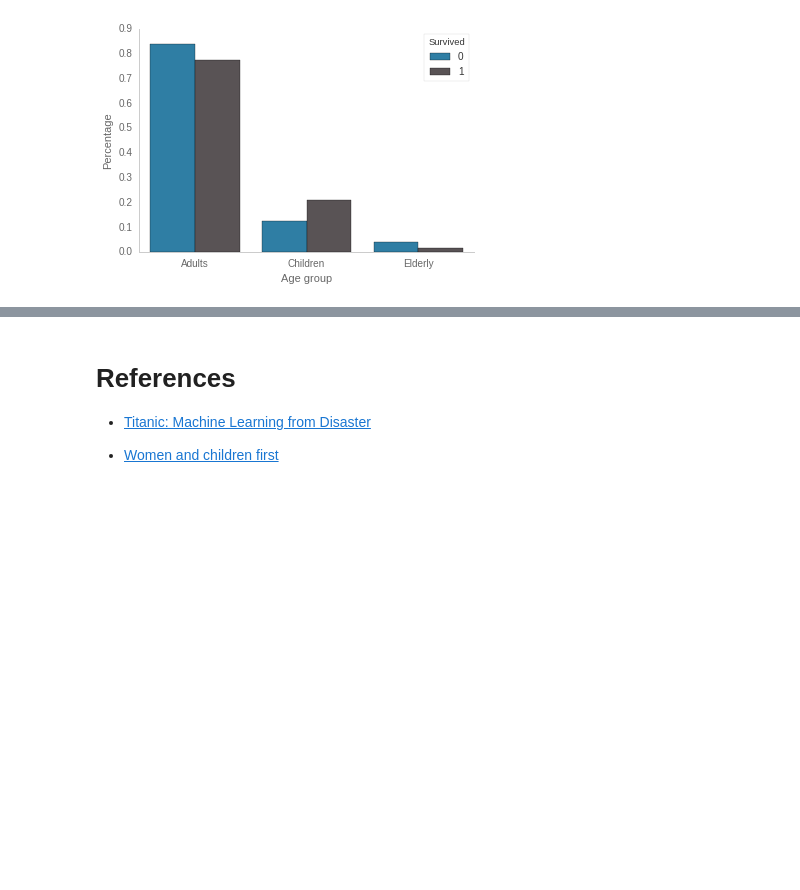
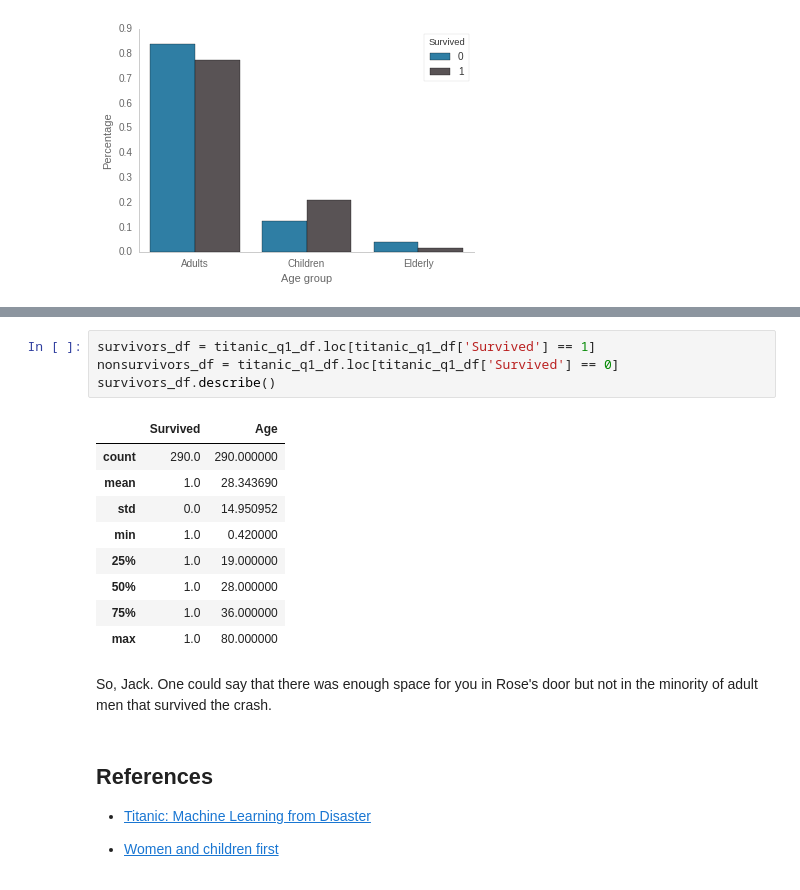
Before and after one commit to dylanjcastillo/titanic_analysis, a Jupyter notebook: Titanic Analysis.ipynb, the cells around one changed output, grey strips where cells are left out. Saved outputs shown, nothing was run; the diff lists cells and outputs as text; blank space fills up the shorter version.

```diff
--- a/Titanic Analysis.ipynb
+++ b/Titanic Analysis.ipynb
@@ -210,5 +220,21 @@ It is possible to see that the distribution looks very different. The casualties
+# %%
+survivors_df = titanic_q1_df.loc[titanic_q1_df['Survived'] == 1]
+nonsurvivors_df = titanic_q1_df.loc[titanic_q1_df['Survived'] == 0]
+survivors_df.describe()
+# %% [output]
+|  | Survived | Age |
+| count | 290.0 | 290.000000 |
+| mean | 1.0 | 28.343690 |
+| std | 0.0 | 14.950952 |
+| min | 1.0 | 0.420000 |
+| 25% | 1.0 | 19.000000 |
+| 50% | 1.0 | 28.000000 |
+| 75% | 1.0 | 36.000000 |
+| max | 1.0 | 80.000000 |
+# %% [markdown]
+So, Jack. One could say that there was enough space for you in Rose's door but not in the minority of adult men that survived the crash.
 # %% [markdown]
-# References
+## References
 
 * [Titanic: Machine Learning from Disaster](https://www.kaggle.com/c/titanic/data)
 
```
Also changed, not shown: parts of 14 cells of this notebook.
